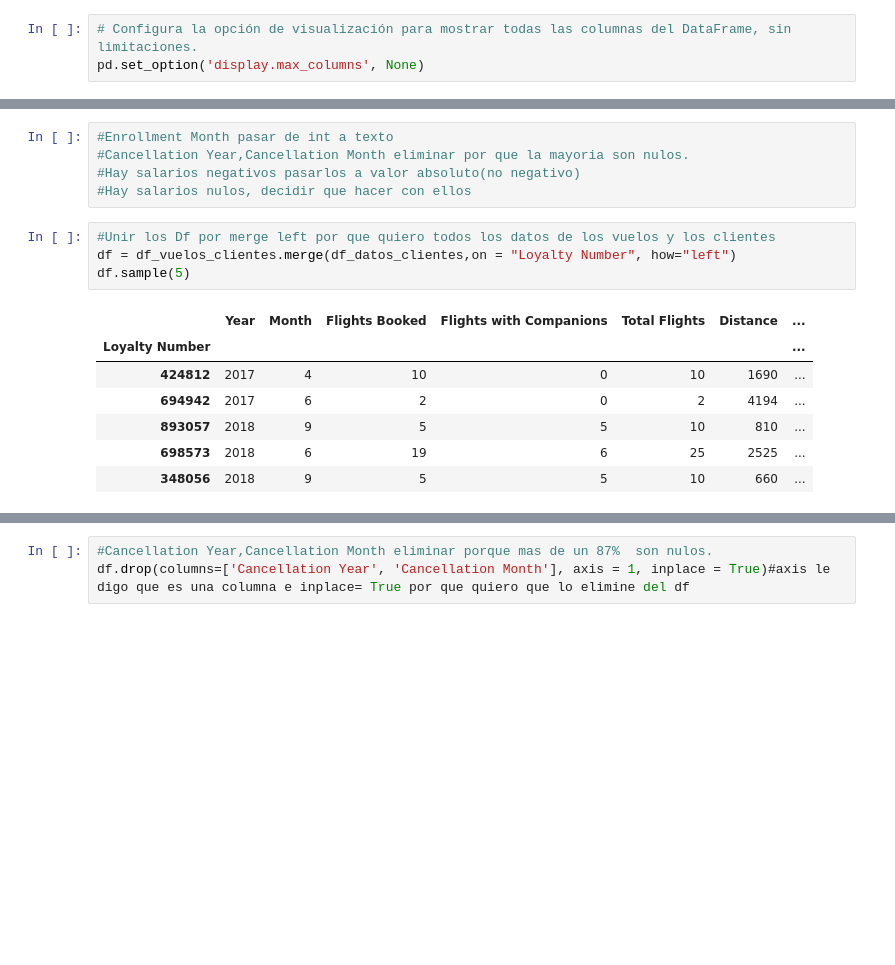
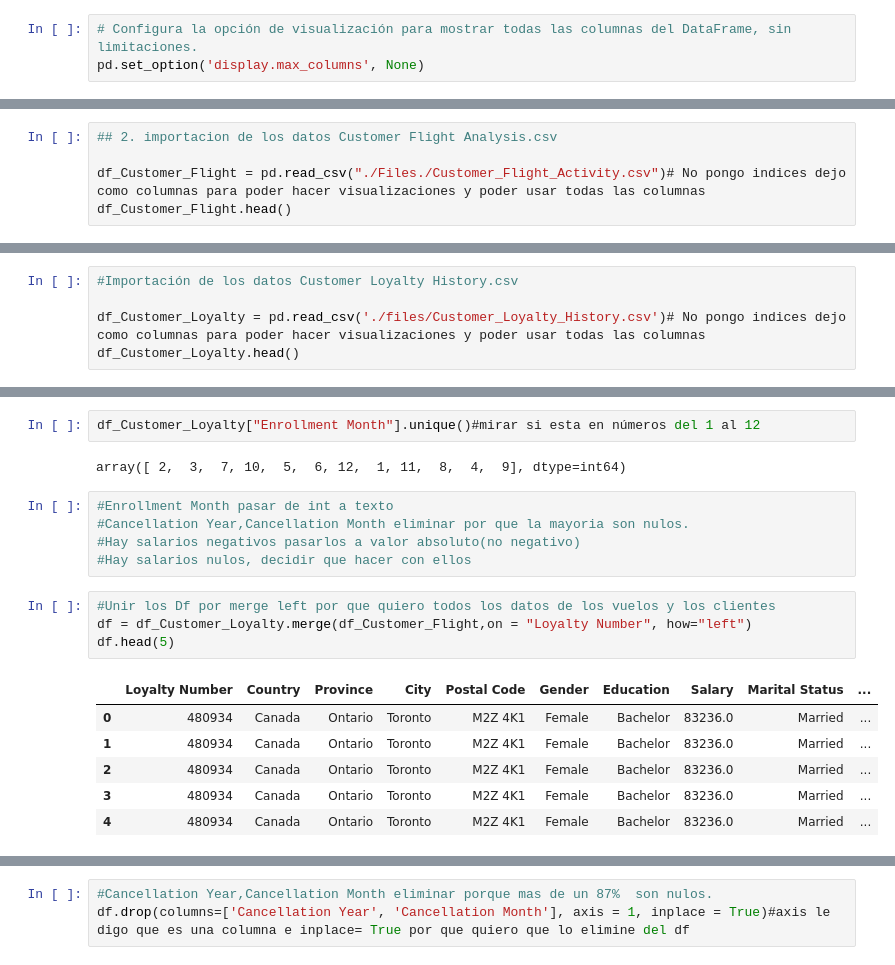
Before and after one commit to Adalab/bda-modulo-3-evaluacion-final-Ealique, a Jupyter notebook: Bd_clientes_aerolinea.ipynb, the cells around one changed output, grey strips where cells are left out. Cells and saved outputs as stored; diff of their text form; blank space fills up the shorter version.

```diff
--- a/Bd_clientes_aerolinea.ipynb
+++ b/Bd_clientes_aerolinea.ipynb
@@ -268,0 +20,5 @@ array([ 2,  3,  7, 10,  5,  6, 12,  1, 11,  8,  4,  9], dtype=int64)
+# %%
+## 2. importacion de los datos Customer Flight Analysis.csv
+
+df_Customer_Flight = pd.read_csv("./Files./Customer_Flight_Activity.csv")# No pongo indices dejo como columnas para poder hacer visualizaciones y poder usar todas las columnas
+df_Customer_Flight.head()
@@ -268,0 +124,5 @@ array([ 2,  3,  7, 10,  5,  6, 12,  1, 11,  8,  4,  9], dtype=int64)
+# %%
+#Importación de los datos Customer Loyalty History.csv
+
+df_Customer_Loyalty = pd.read_csv('./files/Customer_Loyalty_History.csv')# No pongo indices dejo como columnas para poder hacer visualizaciones y poder usar todas las columnas
+df_Customer_Loyalty.head()
@@ -269,3 +260,7 @@ array([ 2,  3,  7, 10,  5,  6, 12,  1, 11,  8,  4,  9], dtype=int64)
+# %%
+df_Customer_Loyalty["Enrollment Month"].unique()#mirar si esta en números del 1 al 12
+# %% [output]
+array([ 2,  3,  7, 10,  5,  6, 12,  1, 11,  8,  4,  9], dtype=int64)
 # %%
 #Enrollment Month pasar de int a texto
 #Cancellation Year,Cancellation Month eliminar por que la mayoria son nulos.
@@ -273,13 +268,12 @@ array([ 2,  3,  7, 10,  5,  6, 12,  1, 11,  8,  4,  9], dtype=int64)
 #Hay salarios nulos, decidir que hacer con ellos
 # %%
 #Unir los Df por merge left por que quiero todos los datos de los vuelos y los clientes
-df = df_vuelos_clientes.merge(df_datos_clientes,on = "Loyalty Number", how="left")
-df.sample(5)
+df = df_Customer_Loyalty.merge(df_Customer_Flight,on = "Loyalty Number", how="left")
+df.head(5)
 # %% [output]
-|  | Year | Month | Flights Booked | Flights with Companions | Total Flights | Distance | ... |
-| Loyalty Number |  |  |  |  |  |  | ... |
-| 424812 | 2017 | 4 | 10 | 0 | 10 | 1690 | ... |
-| 694942 | 2017 | 6 | 2 | 0 | 2 | 4194 | ... |
-| 893057 | 2018 | 9 | 5 | 5 | 10 | 810 | ... |
-| 698573 | 2018 | 6 | 19 | 6 | 25 | 2525 | ... |
-| 348056 | 2018 | 9 | 5 | 5 | 10 | 660 | ... |
+|  | Loyalty Number | Country | Province | City | Postal Code | Gender | Education | Salary | Marital Status | ... |
+| 0 | 480934 | Canada | Ontario | Toronto | M2Z 4K1 | Female | Bachelor | 83236.0 | Married | ... |
+| 1 | 480934 | Canada | Ontario | Toronto | M2Z 4K1 | Female | Bachelor | 83236.0 | Married | ... |
+| 2 | 480934 | Canada | Ontario | Toronto | M2Z 4K1 | Female | Bachelor | 83236.0 | Married | ... |
+| 3 | 480934 | Canada | Ontario | Toronto | M2Z 4K1 | Female | Bachelor | 83236.0 | Married | ... |
+| 4 | 480934 | Canada | Ontario | Toronto | M2Z 4K1 | Female | Bachelor | 83236.0 | Married | ... |
```
Also changed, not shown: parts of 82 cells of this notebook, 7 other files.
